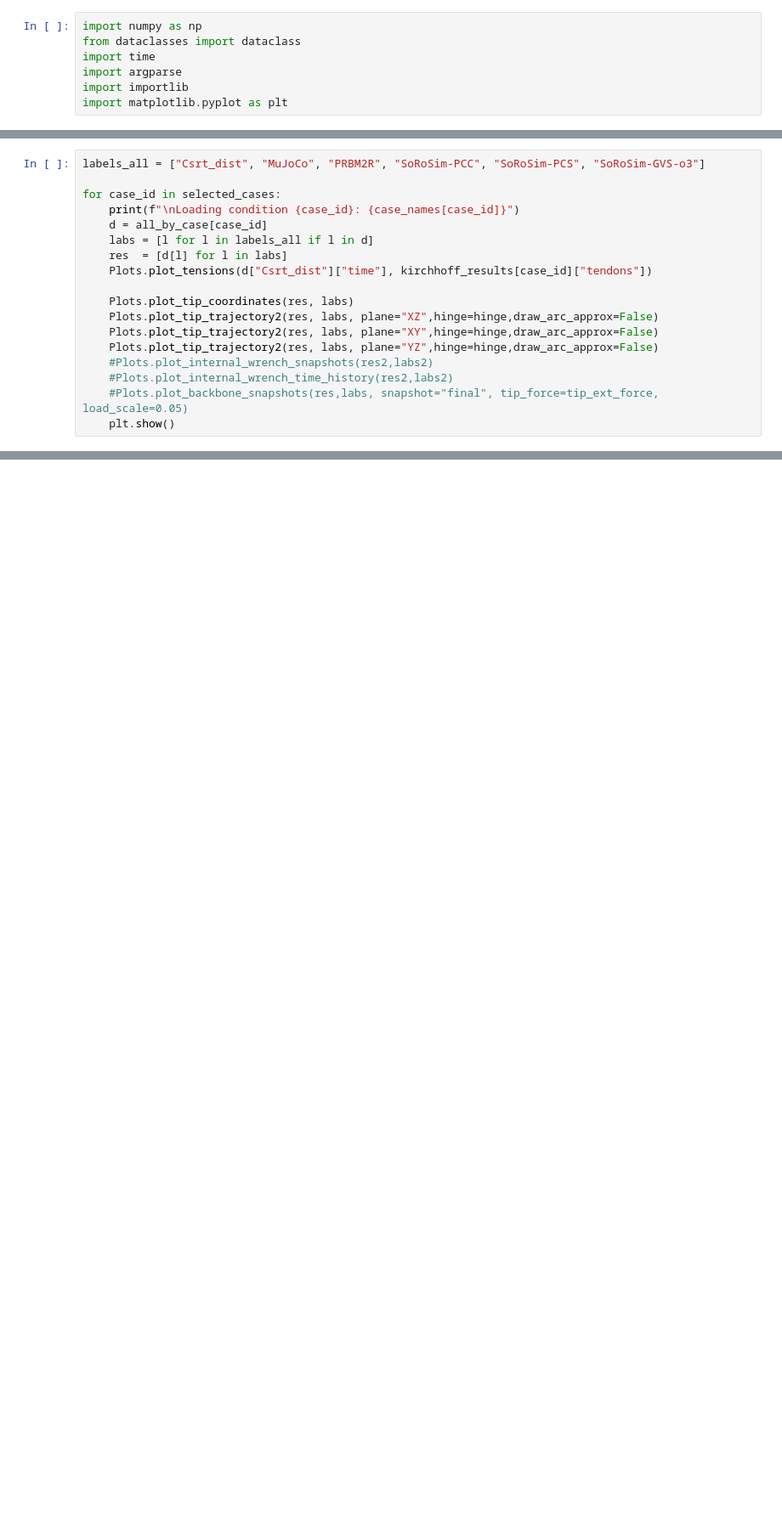
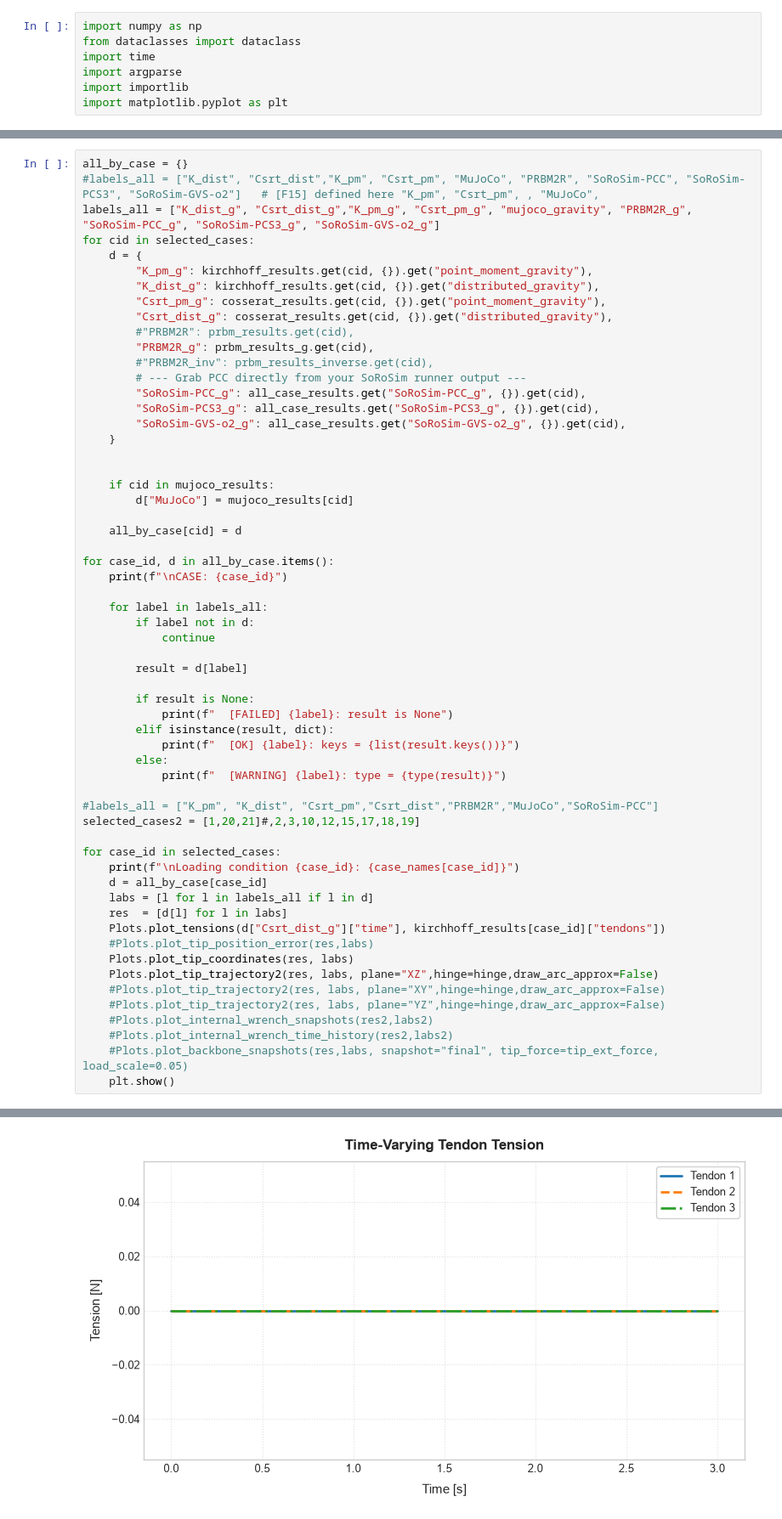
Before and after one commit to Manojprabhakar31/Statics-Dynamics-and-Control-of-Continuum-Soft-robots-using-Analytical-and-Data-driven-Approaches, a Jupyter notebook: Overall_notebook.ipynb, the cells around one changed output, grey strips where cells are left out. Shown at 85% size. Saved outputs shown, nothing was run; the diff lists cells and outputs as text; blank space fills up the shorter version.

```diff
--- a/Overall_notebook.ipynb
+++ b/Overall_notebook.ipynb
@@ -5851,18 +5335,0 @@ Loading condition 2: T2 Linear Ramp
-# %%
-labels_all = ["Csrt_dist", "MuJoCo", "PRBM2R", "SoRoSim-PCC", "SoRoSim-PCS", "SoRoSim-GVS-o3"]
-
-for case_id in selected_cases:
-    print(f"\nLoading condition {case_id}: {case_names[case_id]}")
-    d = all_by_case[case_id]
-    labs = [l for l in labels_all if l in d]
-    res  = [d[l] for l in labs]
-    Plots.plot_tensions(d["Csrt_dist"]["time"], kirchhoff_results[case_id]["tendons"])
-
-    Plots.plot_tip_coordinates(res, labs)
-    Plots.plot_tip_trajectory2(res, labs, plane="XZ",hinge=hinge,draw_arc_approx=False)
-    Plots.plot_tip_trajectory2(res, labs, plane="XY",hinge=hinge,draw_arc_approx=False)
-    Plots.plot_tip_trajectory2(res, labs, plane="YZ",hinge=hinge,draw_arc_approx=False)
-    #Plots.plot_internal_wrench_snapshots(res2,labs2)
-    #Plots.plot_internal_wrench_time_history(res2,labs2)
-    #Plots.plot_backbone_snapshots(res,labs, snapshot="final", tip_force=tip_ext_force, load_scale=0.05)
-    plt.show()
@@ -5882,0 +6104,60 @@ Loading condition 2: T2 Linear Ramp
+# %%
+all_by_case = {}
+#labels_all = ["K_dist", "Csrt_dist","K_pm", "Csrt_pm", "MuJoCo", "PRBM2R", "SoRoSim-PCC", "SoRoSim-PCS3", "SoRoSim-GVS-o2"]   # [F15] defined here "K_pm", "Csrt_pm", , "MuJoCo",
+labels_all = ["K_dist_g", "Csrt_dist_g","K_pm_g", "Csrt_pm_g", "mujoco_gravity", "PRBM2R_g", "SoRoSim-PCC_g", "SoRoSim-PCS3_g", "SoRoSim-GVS-o2_g"]
+for cid in selected_cases:
+    d = {
+        "K_pm_g": kirchhoff_results.get(cid, {}).get("point_moment_gravity"),
+        "K_dist_g": kirchhoff_results.get(cid, {}).get("distributed_gravity"),
+        "Csrt_pm_g": cosserat_results.get(cid, {}).get("point_moment_gravity"),
+        "Csrt_dist_g": cosserat_results.get(cid, {}).get("distributed_gravity"),
+        #"PRBM2R": prbm_results.get(cid),
+        "PRBM2R_g": prbm_results_g.get(cid),
+        #"PRBM2R_inv": prbm_results_inverse.get(cid),
+        # --- Grab PCC directly from your SoRoSim runner output ---
+        "SoRoSim-PCC_g": all_case_results.get("SoRoSim-PCC_g", {}).get(cid),
+        "SoRoSim-PCS3_g": all_case_results.get("SoRoSim-PCS3_g", {}).get(cid),
+        "SoRoSim-GVS-o2_g": all_case_results.get("SoRoSim-GVS-o2_g", {}).get(cid),
+    }
+
+
+    if cid in mujoco_results:
+        d["MuJoCo"] = mujoco_results[cid]
+
+    all_by_case[cid] = d
+
+for case_id, d in all_by_case.items():
+    print(f"\nCASE: {case_id}")
+
+    for label in labels_all:
+        if label not in d:
+            continue
+
+        result = d[label]
+
+        if result is None:
+            print(f"  [FAILED] {label}: result is None")
+        elif isinstance(result, dict):
+            print(f"  [OK] {label}: keys = {list(result.keys())}")
+        else:
+            print(f"  [WARNING] {label}: type = {type(result)}")
+
+#labels_all = ["K_pm", "K_dist", "Csrt_pm","Csrt_dist","PRBM2R","MuJoCo","SoRoSim-PCC"]
+selected_cases2 = [1,20,21]#,2,3,10,12,15,17,18,19]
+
+for case_id in selected_cases:
+    print(f"\nLoading condition {case_id}: {case_names[case_id]}")
+    d = all_by_case[case_id]
+    labs = [l for l in labels_all if l in d]
+    res  = [d[l] for l in labs]
+    Plots.plot_tensions(d["Csrt_dist_g"]["time"], kirchhoff_results[case_id]["tendons"])
+    #Plots.plot_tip_position_error(res,labs)
+    Plots.plot_tip_coordinates(res, labs)
+    Plots.plot_tip_trajectory2(res, labs, plane="XZ",hinge=hinge,draw_arc_approx=False)
+    #Plots.plot_tip_trajectory2(res, labs, plane="XY",hinge=hinge,draw_arc_approx=False)
+    #Plots.plot_tip_trajectory2(res, labs, plane="YZ",hinge=hinge,draw_arc_approx=False)
+    #Plots.plot_internal_wrench_snapshots(res2,labs2)
+    #Plots.plot_internal_wrench_time_history(res2,labs2)
+    #Plots.plot_backbone_snapshots(res,labs, snapshot="final", tip_force=tip_ext_force, load_scale=0.05)
+    plt.show()
+# %% [output]
@@ -5882,0 +6181 @@ Loading condition 2: T2 Linear Ramp
+[figure, added]
```
Also changed, not shown: parts of 24 cells of this notebook.
